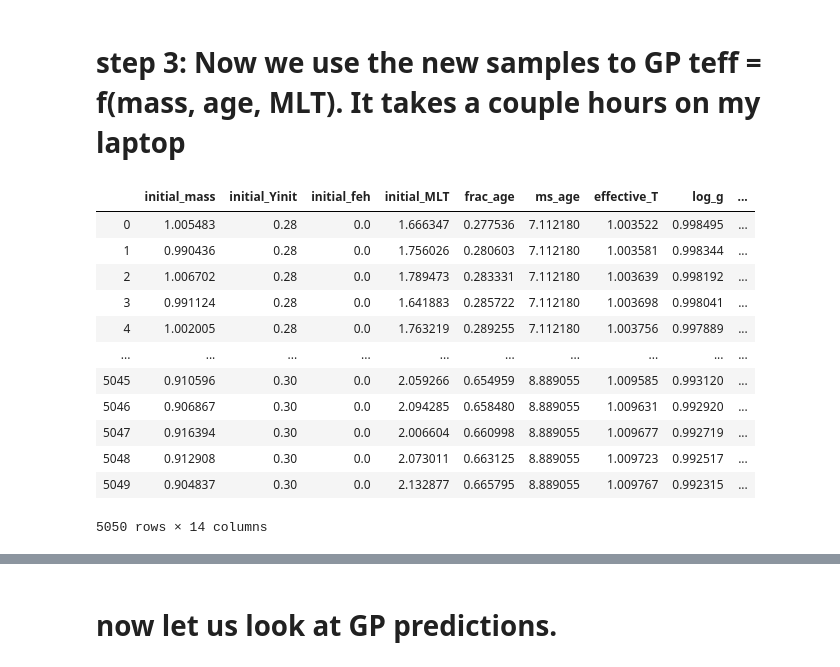
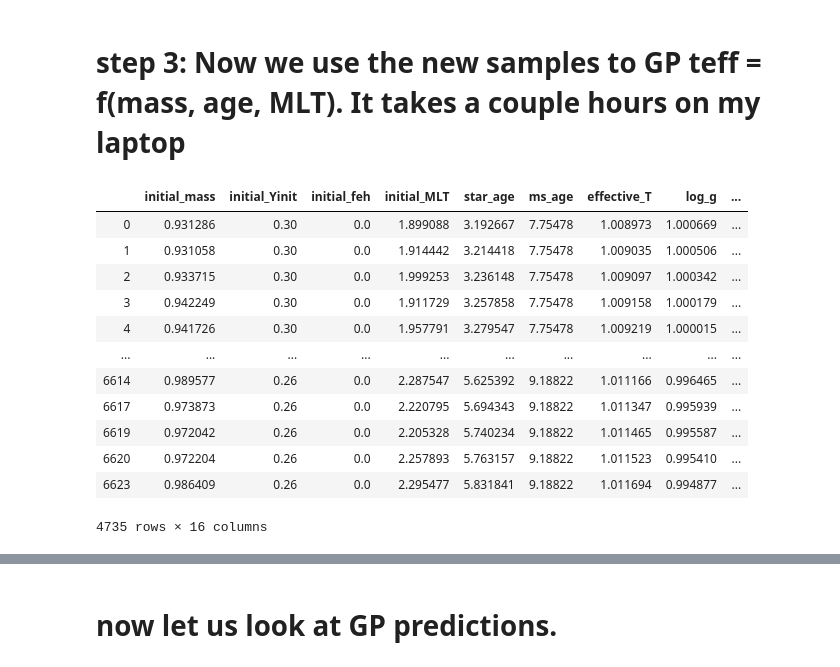
Before and after one commit to litanda/GPflow, a Jupyter notebook: GP_Grid_3D_Tanda-test4_modelling_sun.ipynb, the cells around one changed output, grey strips where cells are left out. Drawn from its saved outputs; the diff is of its cells as text; code cells hidden in the pictures.

```diff
--- a/GP_Grid_3D_Tanda-test4_modelling_sun.ipynb
+++ b/GP_Grid_3D_Tanda-test4_modelling_sun.ipynb
@@ -119,6 +119,8 @@ class global_md_kernel:
         one_track = one_track.loc[one_track['center_h1'] <= 0.997*np.max(one_track['center_h1']) ]
         one_track = one_track[columns]
         one_track['type'] = 'vali'
+        one_track['frac_age'] = one_track['star_age']*0.0
+        one_track['m_age'] = one_track['star_age']*0.0
 
         for i in range(len(columns)):
             #print(columns[i], ranges[i])
@@ -126,13 +128,14 @@ class global_md_kernel:
             temp = one_track[(one_track[columns[i]] >= min(ranges[i])) & (one_track[columns[i]] <= max(ranges[i]))]
             if (temp.shape[0] >= 10):
                 one_track = one_track.loc[temp.index.min(): temp.index.max()]
+                one_track['frac_age'] = one_track['star_age']/np.median(one_track['star_age'])
+                one_track['m_age'] = one_track['star_age']*0.0 + np.median(one_track['star_age'])
             else:
                 one_track = None
                 break
             if (normalization != None):
                 if (normalization[i] > -999):
                     one_track[columns[i]] = one_track[columns[i]]/normalization[i]
-
         return one_track
 
     ##################### Plot section########################################################################################
@@ -241,7 +244,7 @@ columns = ['initial_mass',
            'initial_Yinit',
            'initial_feh',
            'initial_MLT',
-           'frac_age',
+           'star_age',
            'ms_age',
            'effective_T',
            'log_g',
@@ -256,10 +259,10 @@ ranges = [[0.0,1.6],
           [0.0,99.0],
           [-1.0e99, 1.0e99],
           [-1.0e99,1.0e99],
-          [(5777.0 - 50.0), (5777.0 + 50)],
+          [(5777.0 - 10.0), (5777.0 + 10)],
           [4.34,4.54],
           [-0.5, 0.5],
-          [(135.1 - 5), (135.1 + 5.)],
+          [(135.1 - 10), (135.1 + 10)],
           [2600,2900],
           [2800,3000],
           [2900,3100],
@@ -275,6 +278,5 @@ df = gmk.get_data_of_a_grid(condition = 'm*Y*FeH0.0MLT*ov0.0dif1.csv', number =
                            normalization = normalization,
                            validation_frac = 0.3)
 df.to_csv(savedr + 'df.csv')
-df
 # %% [output]
 1007 tracks are found
@@ -455,25 +429,26 @@ plt.savefig(savedr + "gp_level2.png")
 # step 3: Now we use the new samples to GP teff = f(mass, age, MLT). It takes a couple hours on my laptop
 # %%
 df_l3 = pd.concat([df,df], ignore_index=True)
-df_l3['frac_age'] = df_l3['frac_age']+ 0.001*(np.random.random(len(df_l3))-0.5)
+df_l3['frac_age'] = df_l3['frac_age']+ 0.0*(np.random.random(len(df_l3))-0.5)
 df_l3['initial_mass'] = df_l3['initial_mass']+ 0.02*(np.random.random(len(df_l3))-0.5)
 df_l3['initial_MLT'] = df_l3['initial_MLT']+ 0.2*(np.random.random(len(df_l3))-0.5)
 
+df_l3 = df_l3[((df_l3['initial_MLT'] >=1.7) & (df_l3['initial_MLT'] <=2.3))]
 df_l3
 # %% [output]
-|  | initial_mass | initial_Yinit | initial_feh | initial_MLT | frac_age | ms_age | effective_T | log_g | ... |
-| 0 | 1.005483 | 0.28 | 0.0 | 1.666347 | 0.277536 | 7.112180 | 1.003522 | 0.998495 | ... |
-| 1 | 0.990436 | 0.28 | 0.0 | 1.756026 | 0.280603 | 7.112180 | 1.003581 | 0.998344 | ... |
-| 2 | 1.006702 | 0.28 | 0.0 | 1.789473 | 0.283331 | 7.112180 | 1.003639 | 0.998192 | ... |
-| 3 | 0.991124 | 0.28 | 0.0 | 1.641883 | 0.285722 | 7.112180 | 1.003698 | 0.998041 | ... |
-| 4 | 1.002005 | 0.28 | 0.0 | 1.763219 | 0.289255 | 7.112180 | 1.003756 | 0.997889 | ... |
+|  | initial_mass | initial_Yinit | initial_feh | initial_MLT | star_age | ms_age | effective_T | log_g | ... |
+| 0 | 0.931286 | 0.30 | 0.0 | 1.899088 | 3.192667 | 7.75478 | 1.008973 | 1.000669 | ... |
+| 1 | 0.931058 | 0.30 | 0.0 | 1.914442 | 3.214418 | 7.75478 | 1.009035 | 1.000506 | ... |
+| 2 | 0.933715 | 0.30 | 0.0 | 1.999253 | 3.236148 | 7.75478 | 1.009097 | 1.000342 | ... |
+| 3 | 0.942249 | 0.30 | 0.0 | 1.911729 | 3.257858 | 7.75478 | 1.009158 | 1.000179 | ... |
+| 4 | 0.941726 | 0.30 | 0.0 | 1.957791 | 3.279547 | 7.75478 | 1.009219 | 1.000015 | ... |
 | ... | ... | ... | ... | ... | ... | ... | ... | ... | ... |
-| 5045 | 0.910596 | 0.30 | 0.0 | 2.059266 | 0.654959 | 8.889055 | 1.009585 | 0.993120 | ... |
-| 5046 | 0.906867 | 0.30 | 0.0 | 2.094285 | 0.658480 | 8.889055 | 1.009631 | 0.992920 | ... |
-| 5047 | 0.916394 | 0.30 | 0.0 | 2.006604 | 0.660998 | 8.889055 | 1.009677 | 0.992719 | ... |
-| 5048 | 0.912908 | 0.30 | 0.0 | 2.073011 | 0.663125 | 8.889055 | 1.009723 | 0.992517 | ... |
-| 5049 | 0.904837 | 0.30 | 0.0 | 2.132877 | 0.665795 | 8.889055 | 1.009767 | 0.992315 | ... |
+| 6614 | 0.989577 | 0.26 | 0.0 | 2.287547 | 5.625392 | 9.18822 | 1.011166 | 0.996465 | ... |
+| 6617 | 0.973873 | 0.26 | 0.0 | 2.220795 | 5.694343 | 9.18822 | 1.011347 | 0.995939 | ... |
+| 6619 | 0.972042 | 0.26 | 0.0 | 2.205328 | 5.740234 | 9.18822 | 1.011465 | 0.995587 | ... |
+| 6620 | 0.972204 | 0.26 | 0.0 | 2.257893 | 5.763157 | 9.18822 | 1.011523 | 0.995410 | ... |
+| 6623 | 0.986409 | 0.26 | 0.0 | 2.295477 | 5.831841 | 9.18822 | 1.011694 | 0.994877 | ... |
-5050 rows × 14 columns
+4735 rows × 16 columns
 # %%
 start_time = time.time()
 
```
Also changed, not shown: parts of 18 cells of this notebook, 8 other files.
